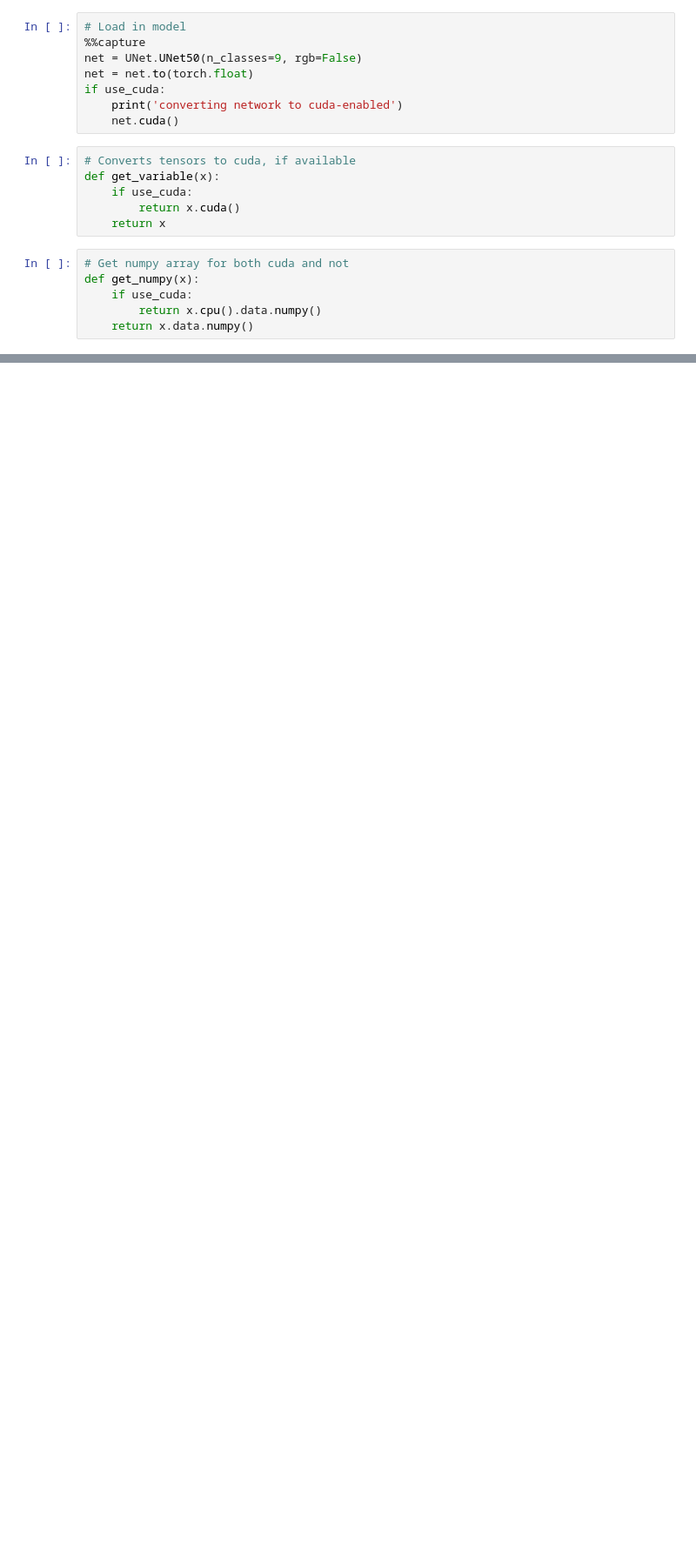
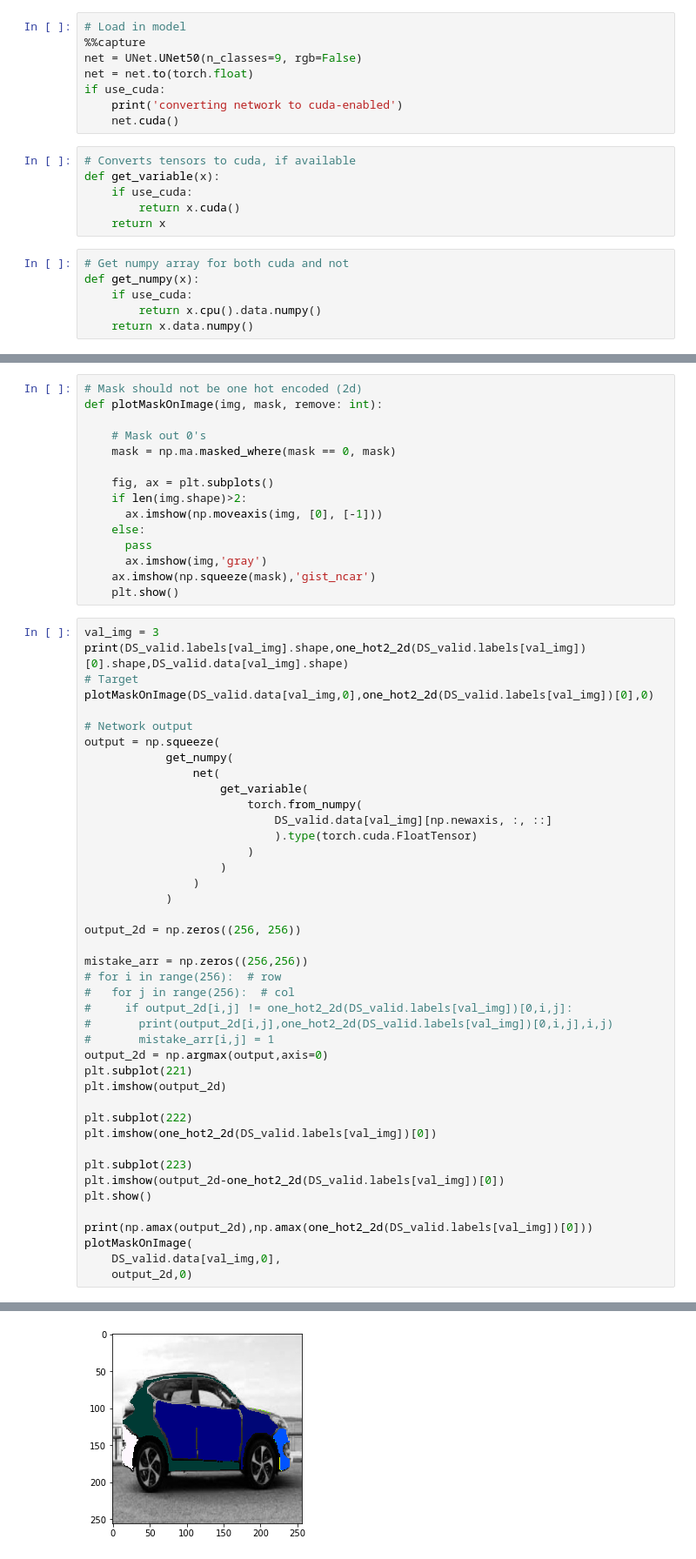
Before and after one commit to MIk1812/brAIn-Power, a Jupyter notebook: Training_loop.ipynb, the cells around one changed output, grey strips where cells are left out. Shown: that part at 87% size. Saved outputs shown, nothing was run; the diff lists cells and outputs as text; blank space fills up the shorter version.

```diff
--- a/Training_loop.ipynb
+++ b/Training_loop.ipynb
@@ -329,0 +413,58 @@ print(IoU_score(Y_valid[0].reshape([1,9,256,256]),prediction))
+# %%
+# Mask should not be one hot encoded (2d)
+def plotMaskOnImage(img, mask, remove: int):
+
+    # Mask out 0's
+    mask = np.ma.masked_where(mask == 0, mask)
+
+    fig, ax = plt.subplots()
+    if len(img.shape)>2:
+      ax.imshow(np.moveaxis(img, [0], [-1]))
+    else:
+      pass
+      ax.imshow(img,'gray')
+    ax.imshow(np.squeeze(mask),'gist_ncar')
+    plt.show()
+# %%
+val_img = 3
+print(DS_valid.labels[val_img].shape,one_hot2_2d(DS_valid.labels[val_img])[0].shape,DS_valid.data[val_img].shape)
+# Target
+plotMaskOnImage(DS_valid.data[val_img,0],one_hot2_2d(DS_valid.labels[val_img])[0],0)
+
+# Network output
+output = np.squeeze(
+            get_numpy(
+                net(
+                    get_variable(
+                        torch.from_numpy(
+                            DS_valid.data[val_img][np.newaxis, :, ::]
+                            ).type(torch.cuda.FloatTensor)
+                        )
+                    )
+                )
+            )
+
+output_2d = np.zeros((256, 256))
+
+mistake_arr = np.zeros((256,256))
+# for i in range(256):  # row
+#   for j in range(256):  # col
+#     if output_2d[i,j] != one_hot2_2d(DS_valid.labels[val_img])[0,i,j]:
+#       print(output_2d[i,j],one_hot2_2d(DS_valid.labels[val_img])[0,i,j],i,j)
+#       mistake_arr[i,j] = 1
+output_2d = np.argmax(output,axis=0)
+plt.subplot(221)
+plt.imshow(output_2d)
+
+plt.subplot(222)
+plt.imshow(one_hot2_2d(DS_valid.labels[val_img])[0])
+
+plt.subplot(223)
+plt.imshow(output_2d-one_hot2_2d(DS_valid.labels[val_img])[0])
+plt.show()
+
+print(np.amax(output_2d),np.amax(one_hot2_2d(DS_valid.labels[val_img])[0]))
+plotMaskOnImage(
+    DS_valid.data[val_img,0],
+    output_2d,0)
+# %% [output]
@@ -329,0 +472 @@ print(IoU_score(Y_valid[0].reshape([1,9,256,256]),prediction))
+[figure, added]
```
Also changed, not shown: parts of 20 cells of this notebook.
